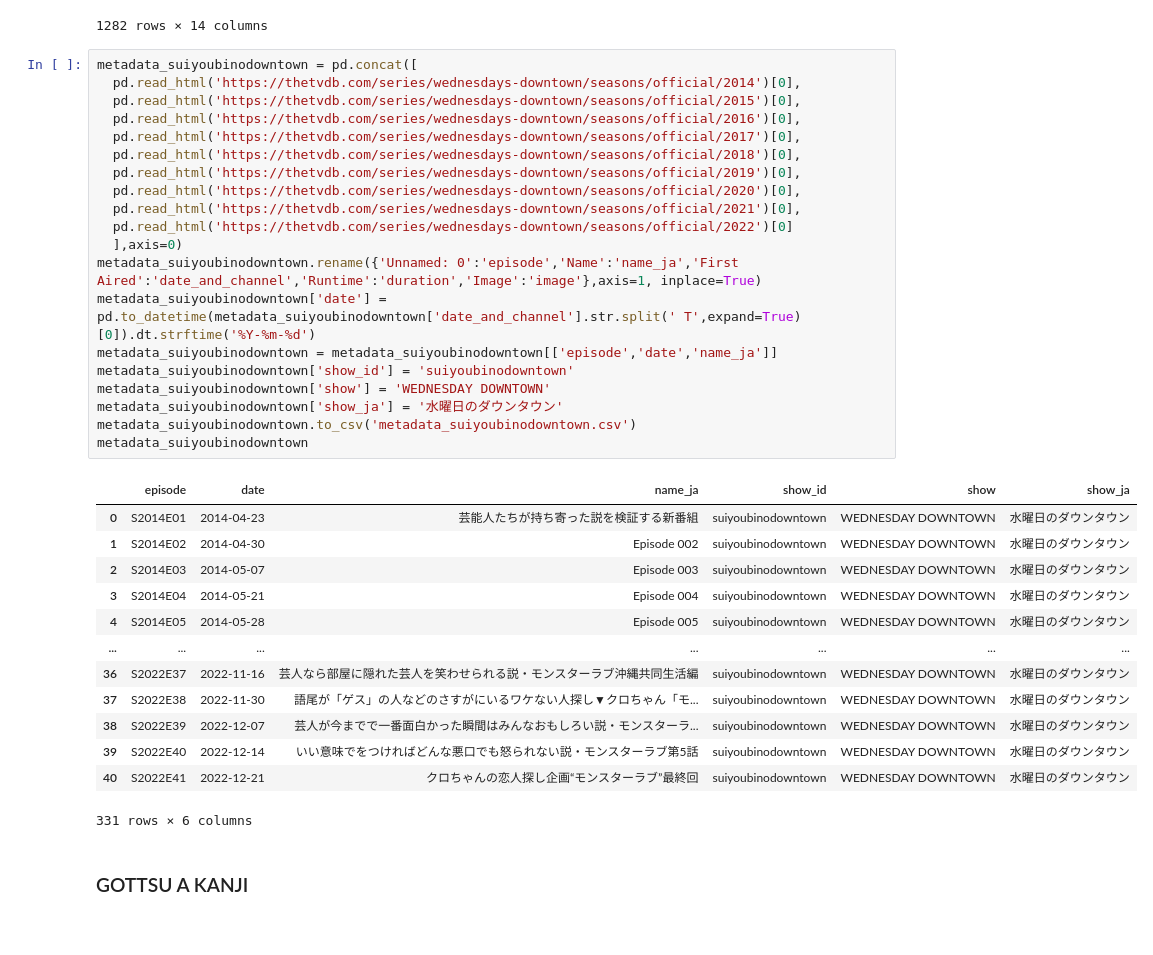
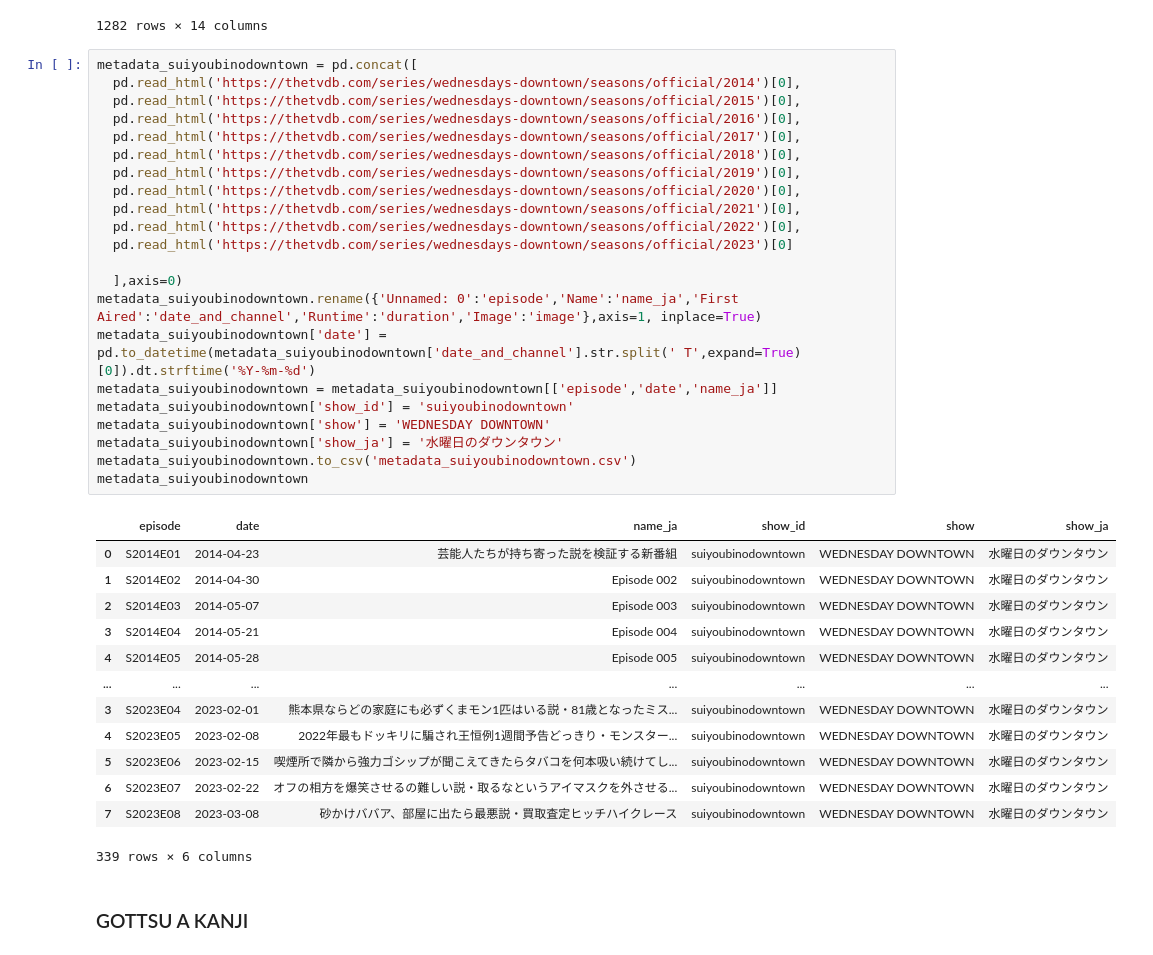
Before and after one commit to chikichikitube/metadata, a Jupyter notebook: src/metadata.ipynb, the cells around one changed output. Saved outputs shown, nothing was run; the diff lists cells and outputs as text.

Commit message:
update suiyoubi no downtown

```diff
--- a/src/metadata.ipynb
+++ b/src/metadata.ipynb
@@ -691,37 +691,39 @@ metadata_suiyoubinodowntown
 # %%
 metadata_suiyoubinodowntown = pd.concat([
   pd.read_html('https://thetvdb.com/series/wednesdays-downtown/seasons/official/2014')[0],
   pd.read_html('https://thetvdb.com/series/wednesdays-downtown/seasons/official/2015')[0],
   pd.read_html('https://thetvdb.com/series/wednesdays-downtown/seasons/official/2016')[0],
   pd.read_html('https://thetvdb.com/series/wednesdays-downtown/seasons/official/2017')[0],
   pd.read_html('https://thetvdb.com/series/wednesdays-downtown/seasons/official/2018')[0],
   pd.read_html('https://thetvdb.com/series/wednesdays-downtown/seasons/official/2019')[0],
   pd.read_html('https://thetvdb.com/series/wednesdays-downtown/seasons/official/2020')[0],
   pd.read_html('https://thetvdb.com/series/wednesdays-downtown/seasons/official/2021')[0],
-  pd.read_html('https://thetvdb.com/series/wednesdays-downtown/seasons/official/2022')[0]
+  pd.read_html('https://thetvdb.com/series/wednesdays-downtown/seasons/official/2022')[0],
+  pd.read_html('https://thetvdb.com/series/wednesdays-downtown/seasons/official/2023')[0]
+
   ],axis=0)
 metadata_suiyoubinodowntown.rename({'Unnamed: 0':'episode','Name':'name_ja','First Aired':'date_and_channel','Runtime':'duration','Image':'image'},axis=1, inplace=True)
 metadata_suiyoubinodowntown['date'] = pd.to_datetime(metadata_suiyoubinodowntown['date_and_channel'].str.split(' T',expand=True)[0]).dt.strftime('%Y-%m-%d')
 metadata_suiyoubinodowntown = metadata_suiyoubinodowntown[['episode','date','name_ja']]
 metadata_suiyoubinodowntown['show_id'] = 'suiyoubinodowntown'
 metadata_suiyoubinodowntown['show'] = 'WEDNESDAY DOWNTOWN'
 metadata_suiyoubinodowntown['show_ja'] = '水曜日のダウンタウン'
 metadata_suiyoubinodowntown.to_csv('metadata_suiyoubinodowntown.csv')
 metadata_suiyoubinodowntown
 # %% [output]
 |  | episode | date | name_ja | show_id | show | show_ja |
 | 0 | S2014E01 | 2014-04-23 | 芸能人たちが持ち寄った説を検証する新番組 | suiyoubinodowntown | WEDNESDAY DOWNTOWN | 水曜日のダウンタウン |
 | 1 | S2014E02 | 2014-04-30 | Episode 002 | suiyoubinodowntown | WEDNESDAY DOWNTOWN | 水曜日のダウンタウン |
 | 2 | S2014E03 | 2014-05-07 | Episode 003 | suiyoubinodowntown | WEDNESDAY DOWNTOWN | 水曜日のダウンタウン |
 | 3 | S2014E04 | 2014-05-21 | Episode 004 | suiyoubinodowntown | WEDNESDAY DOWNTOWN | 水曜日のダウンタウン |
 | 4 | S2014E05 | 2014-05-28 | Episode 005 | suiyoubinodowntown | WEDNESDAY DOWNTOWN | 水曜日のダウンタウン |
 | ... | ... | ... | ... | ... | ... | ... |
-| 36 | S2022E37 | 2022-11-16 | 芸人なら部屋に隠れた芸人を笑わせられる説・モンスターラブ沖縄共同生活編 | suiyoubinodowntown | WEDNESDAY DOWNTOWN | 水曜日のダウンタウン |
-| 37 | S2022E38 | 2022-11-30 | 語尾が「ゲス」の人などのさすがにいるワケない人探し▼クロちゃん「モ... | suiyoubinodowntown | WEDNESDAY DOWNTOWN | 水曜日のダウンタウン |
-| 38 | S2022E39 | 2022-12-07 | 芸人が今までで一番面白かった瞬間はみんなおもしろい説・モンスターラ... | suiyoubinodowntown | WEDNESDAY DOWNTOWN | 水曜日のダウンタウン |
-| 39 | S2022E40 | 2022-12-14 | いい意味でをつければどんな悪口でも怒られない説・モンスターラブ第5話 | suiyoubinodowntown | WEDNESDAY DOWNTOWN | 水曜日のダウンタウン |
-| 40 | S2022E41 | 2022-12-21 | クロちゃんの恋人探し企画“モンスターラブ”最終回 | suiyoubinodowntown | WEDNESDAY DOWNTOWN | 水曜日のダウンタウン |
+| 3 | S2023E04 | 2023-02-01 | 熊本県ならどの家庭にも必ずくまモン1匹はいる説・81歳となったミス... | suiyoubinodowntown | WEDNESDAY DOWNTOWN | 水曜日のダウンタウン |
+| 4 | S2023E05 | 2023-02-08 | 2022年最もドッキリに騙され王恒例1週間予告どっきり・モンスター... | suiyoubinodowntown | WEDNESDAY DOWNTOWN | 水曜日のダウンタウン |
+| 5 | S2023E06 | 2023-02-15 | 喫煙所で隣から強力ゴシップが聞こえてきたらタバコを何本吸い続けてし... | suiyoubinodowntown | WEDNESDAY DOWNTOWN | 水曜日のダウンタウン |
+| 6 | S2023E07 | 2023-02-22 | オフの相方を爆笑させるの難しい説・取るなというアイマスクを外させる... | suiyoubinodowntown | WEDNESDAY DOWNTOWN | 水曜日のダウンタウン |
+| 7 | S2023E08 | 2023-03-08 | 砂かけババア、部屋に出たら最悪説・買取査定ヒッチハイクレース | suiyoubinodowntown | WEDNESDAY DOWNTOWN | 水曜日のダウンタウン |
-331 rows × 6 columns
+339 rows × 6 columns
 # %% [markdown]
 ### GOTTSU A KANJI
 # %%
```
Also changed, not shown: parts of 1 cell of this notebook, 2 other files.
